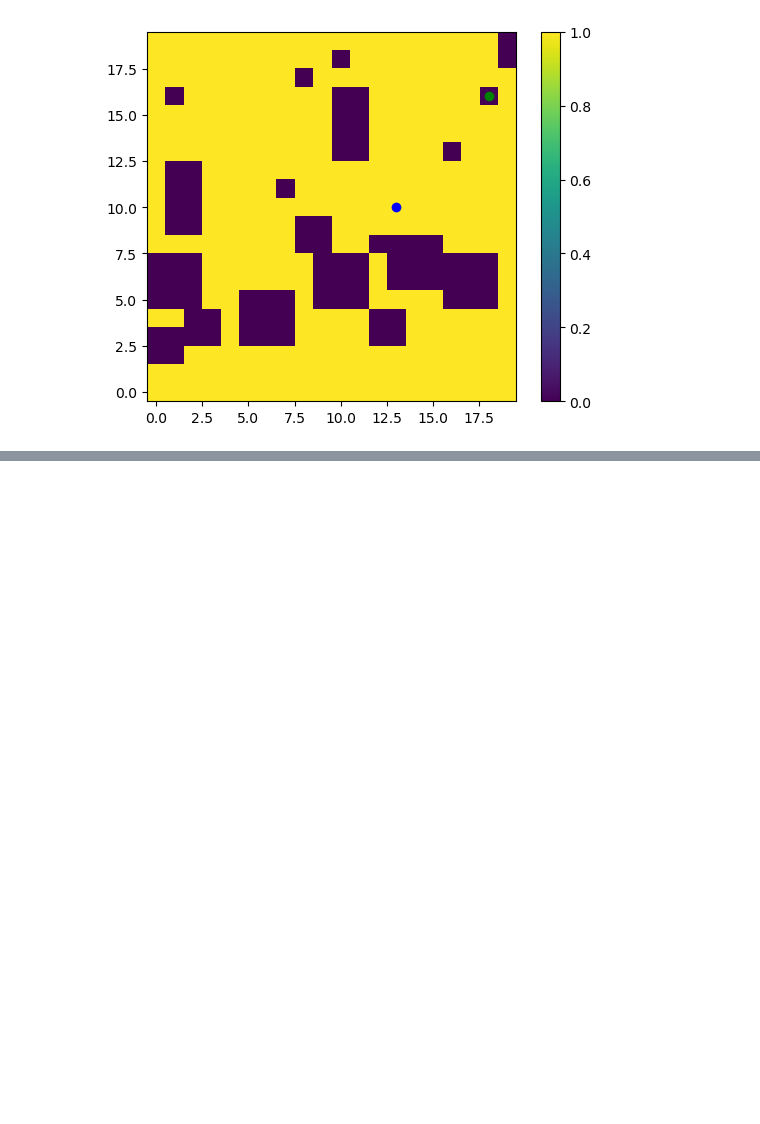
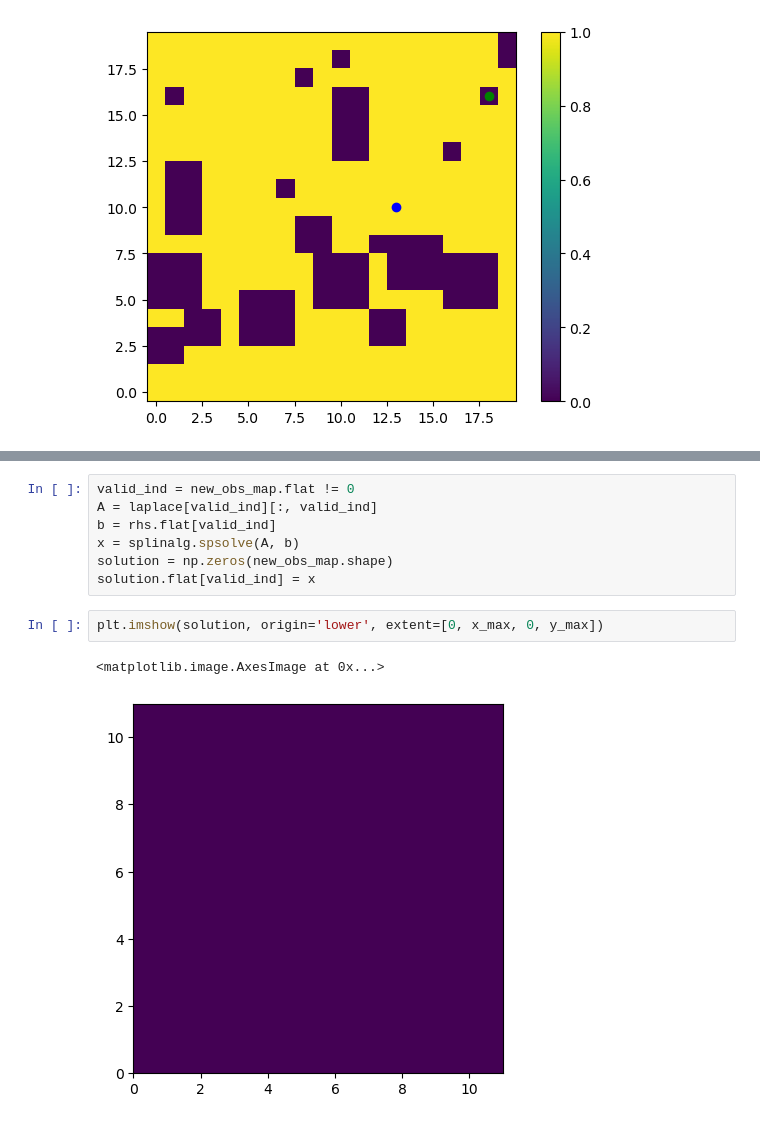
Before and after one commit to rcremese/snake-ai, a Jupyter notebook: digital_twin_paper.ipynb, the cells around one changed output, grey strips where cells are left out. Drawn from its saved outputs; the diff is of its cells as text; blank space fills up the shorter version.

```diff
--- a/digital_twin_paper.ipynb
+++ b/digital_twin_paper.ipynb
@@ -46,0 +132,12 @@ NameError: name 'phiflow' is not defined
+# %%
+valid_ind = new_obs_map.flat != 0
+A = laplace[valid_ind][:, valid_ind]
+b = rhs.flat[valid_ind]
+x = splinalg.spsolve(A, b)
+solution = np.zeros(new_obs_map.shape)
+solution.flat[valid_ind] = x
+# %%
+plt.imshow(solution, origin='lower', extent=[0, x_max, 0, y_max])
+# %% [output]
+<matplotlib.image.AxesImage at 0x...>
+[figure, added]
```
Also changed, not shown: parts of 10 cells of this notebook.
